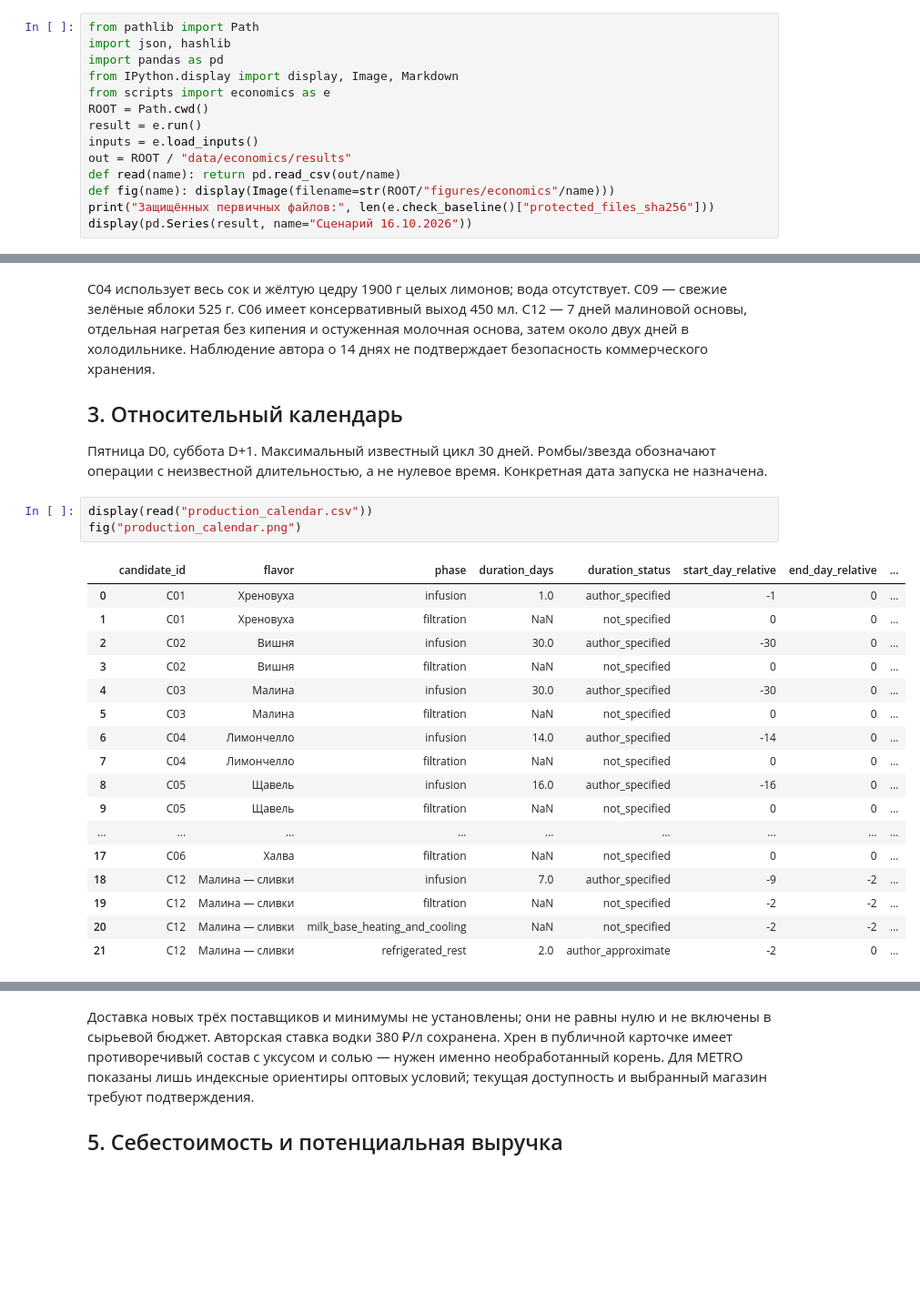
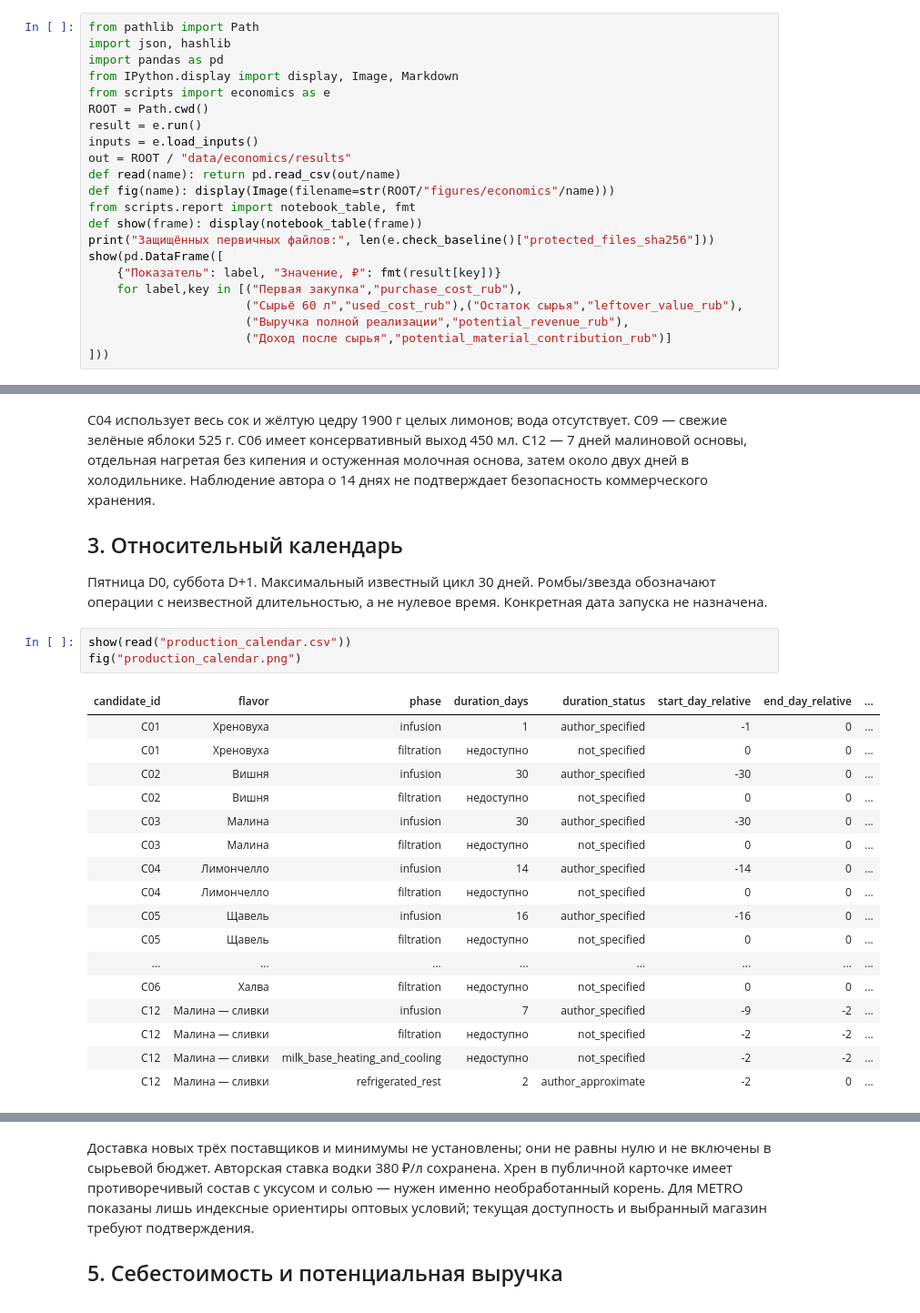
Before and after one commit to Alina-lab/Bar_menu, a Jupyter notebook: assortment_economics.ipynb, the cells around one changed output, grey strips where cells are left out. Shown at 91% size. Saved outputs shown, nothing was run; the diff lists cells and outputs as text; blank space fills up the shorter version.

```diff
--- a/assortment_economics.ipynb
+++ b/assortment_economics.ipynb
@@ -16,7 +16,15 @@ inputs = e.load_inputs()
 out = ROOT / "data/economics/results"
 def read(name): return pd.read_csv(out/name)
 def fig(name): display(Image(filename=str(ROOT/"figures/economics"/name)))
+from scripts.report import notebook_table, fmt
+def show(frame): display(notebook_table(frame))
 print("Защищённых первичных файлов:", len(e.check_baseline()["protected_files_sha256"]))
-display(pd.Series(result, name="Сценарий 16.10.2026"))
+show(pd.DataFrame([
+    {"Показатель": label, "Значение, ₽": fmt(result[key])}
+    for label,key in [("Первая закупка","purchase_cost_rub"),
+                      ("Сырьё 60 л","used_cost_rub"),("Остаток сырья","leftover_value_rub"),
+                      ("Выручка полной реализации","potential_revenue_rub"),
+                      ("Доход после сырья","potential_material_contribution_rub")]
+]))
 # %% [output]
 Защищённых первичных файлов: 14
@@ -139,26 +136,26 @@ C04 использует весь сок и жёлтую цедру 1900 г це
 
 Пятница D0, суббота D+1. Максимальный известный цикл 30 дней. Ромбы/звезда обозначают операции с неизвестной длительностью, а не нулевое время. Конкретная дата запуска не назначена.
 # %%
-display(read("production_calendar.csv"))
+show(read("production_calendar.csv"))
 fig("production_calendar.png")
 # %% [output]
-|  | candidate_id | flavor | phase | duration_days | duration_status | start_day_relative | end_day_relative | ... |
-| 0 | C01 | Хреновуха | infusion | 1.0 | author_specified | -1 | 0 | ... |
-| 1 | C01 | Хреновуха | filtration | NaN | not_specified | 0 | 0 | ... |
-| 2 | C02 | Вишня | infusion | 30.0 | author_specified | -30 | 0 | ... |
-| 3 | C02 | Вишня | filtration | NaN | not_specified | 0 | 0 | ... |
-| 4 | C03 | Малина | infusion | 30.0 | author_specified | -30 | 0 | ... |
-| 5 | C03 | Малина | filtration | NaN | not_specified | 0 | 0 | ... |
-| 6 | C04 | Лимончелло | infusion | 14.0 | author_specified | -14 | 0 | ... |
-| 7 | C04 | Лимончелло | filtration | NaN | not_specified | 0 | 0 | ... |
-| 8 | C05 | Щавель | infusion | 16.0 | author_specified | -16 | 0 | ... |
-| 9 | C05 | Щавель | filtration | NaN | not_specified | 0 | 0 | ... |
-| ... | ... | ... | ... | ... | ... | ... | ... | ... |
-| 17 | C06 | Халва | filtration | NaN | not_specified | 0 | 0 | ... |
-| 18 | C12 | Малина — сливки | infusion | 7.0 | author_specified | -9 | -2 | ... |
-| 19 | C12 | Малина — сливки | filtration | NaN | not_specified | -2 | -2 | ... |
-| 20 | C12 | Малина — сливки | milk_base_heating_and_cooling | NaN | not_specified | -2 | -2 | ... |
-| 21 | C12 | Малина — сливки | refrigerated_rest | 2.0 | author_approximate | -2 | 0 | ... |
+| candidate_id | flavor | phase | duration_days | duration_status | start_day_relative | end_day_relative | ... |
+| C01 | Хреновуха | infusion | 1 | author_specified | -1 | 0 | ... |
+| C01 | Хреновуха | filtration | недоступно | not_specified | 0 | 0 | ... |
+| C02 | Вишня | infusion | 30 | author_specified | -30 | 0 | ... |
+| C02 | Вишня | filtration | недоступно | not_specified | 0 | 0 | ... |
+| C03 | Малина | infusion | 30 | author_specified | -30 | 0 | ... |
+| C03 | Малина | filtration | недоступно | not_specified | 0 | 0 | ... |
+| C04 | Лимончелло | infusion | 14 | author_specified | -14 | 0 | ... |
+| C04 | Лимончелло | filtration | недоступно | not_specified | 0 | 0 | ... |
+| C05 | Щавель | infusion | 16 | author_specified | -16 | 0 | ... |
+| C05 | Щавель | filtration | недоступно | not_specified | 0 | 0 | ... |
+| ... | ... | ... | ... | ... | ... | ... | ... |
+| C06 | Халва | filtration | недоступно | not_specified | 0 | 0 | ... |
+| C12 | Малина — сливки | infusion | 7 | author_specified | -9 | -2 | ... |
+| C12 | Малина — сливки | filtration | недоступно | not_specified | -2 | -2 | ... |
+| C12 | Малина — сливки | milk_base_heating_and_cooling | недоступно | not_specified | -2 | -2 | ... |
+| C12 | Малина — сливки | refrigerated_rest | 2 | author_approximate | -2 | 0 | ... |
 [figure]
 # %% [markdown]
 ## 4. Закупка целыми упаковками
```
Also changed, not shown: parts of 12 cells of this notebook, 29 other files.
